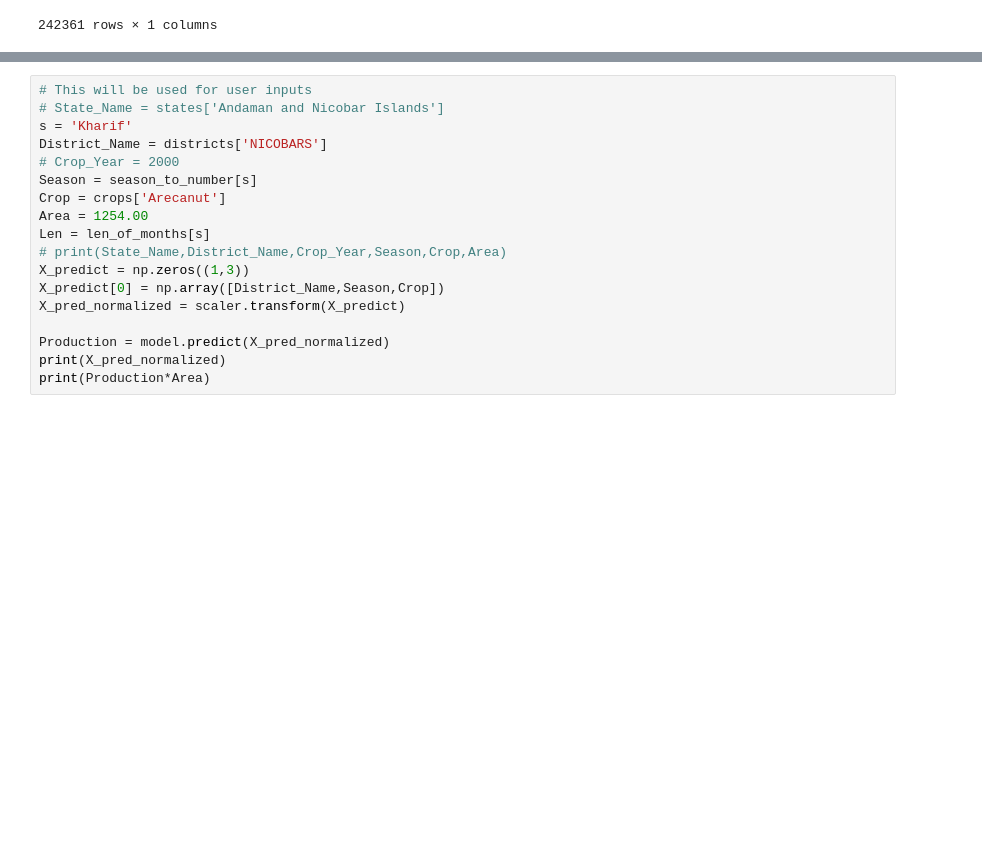
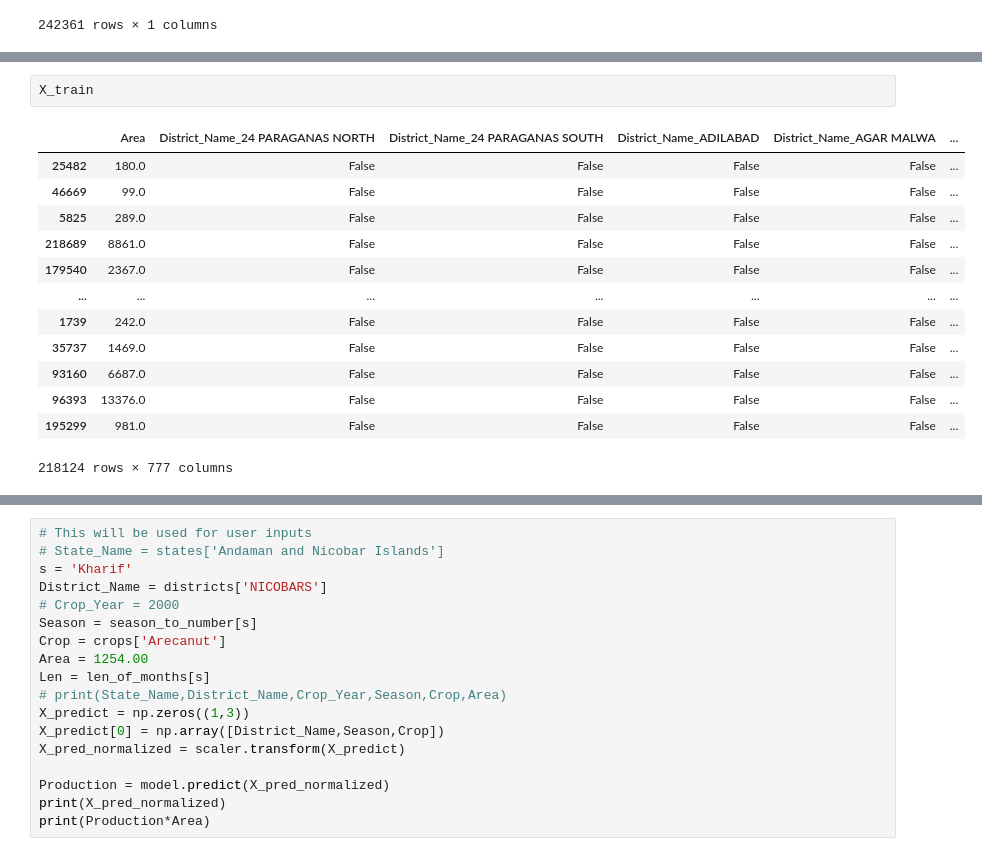
Before and after one commit to Joywin2412/CropPrediction, a Jupyter notebook: file1.ipynb, the cells around one changed output, grey strips where cells are left out. Drawn from its saved outputs; the diff is of its cells as text; blank space fills up the shorter version.

```diff
--- a/file1.ipynb
+++ b/file1.ipynb
@@ -62,3 +69,19 @@ X_train , X_cv , y_train , y_cv = train_test_split(X_train_normalized, y, test_s
+# %%
+X_train
+# %% [output]
+|  | Area | District_Name_24 PARAGANAS NORTH | District_Name_24 PARAGANAS SOUTH | District_Name_ADILABAD | District_Name_AGAR MALWA | ... |
+| 25482 | 180.0 | False | False | False | False | ... |
+| 46669 | 99.0 | False | False | False | False | ... |
+| 5825 | 289.0 | False | False | False | False | ... |
+| 218689 | 8861.0 | False | False | False | False | ... |
+| 179540 | 2367.0 | False | False | False | False | ... |
+| ... | ... | ... | ... | ... | ... | ... |
+| 1739 | 242.0 | False | False | False | False | ... |
+| 35737 | 1469.0 | False | False | False | False | ... |
+| 93160 | 6687.0 | False | False | False | False | ... |
+| 96393 | 13376.0 | False | False | False | False | ... |
+| 195299 | 981.0 | False | False | False | False | ... |
+218124 rows × 777 columns
 # %%
 from xgboost import XGBRegressor
 from sklearn.model_selection import GridSearchCV
```
Also changed, not shown: parts of 10 cells of this notebook.
